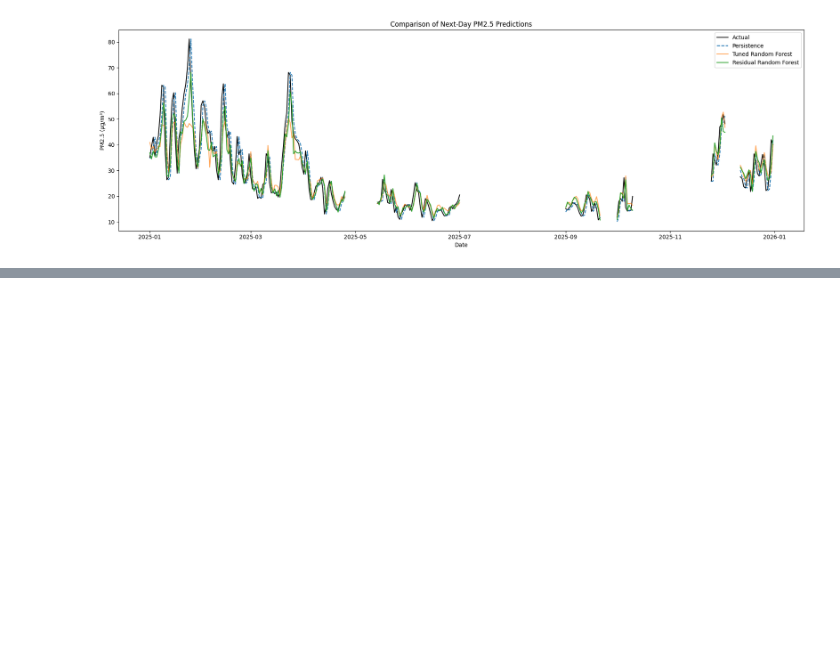
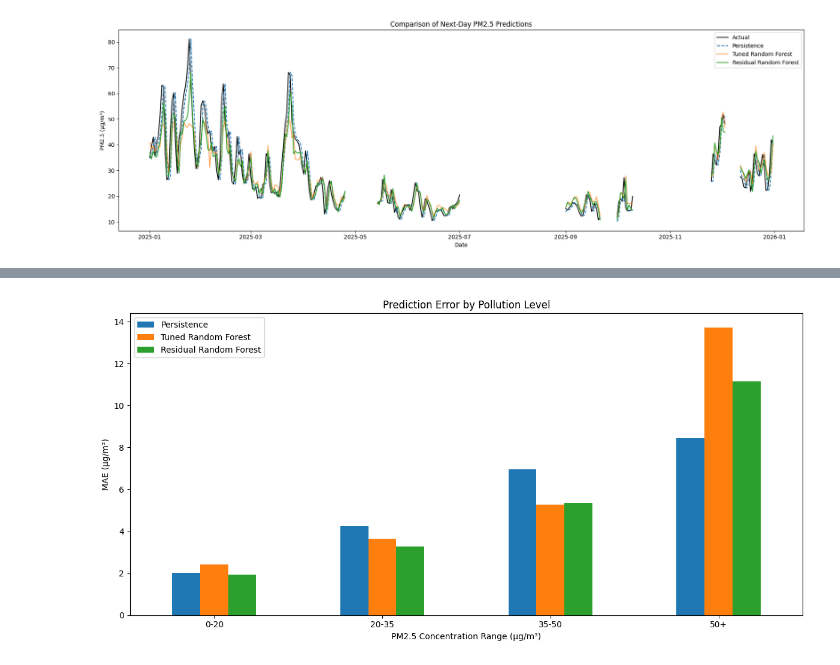
Before and after one commit to mapadeawdai/PM2.5_Prediction, a Jupyter notebook: main.ipynb, the cells around one changed output, grey strips where cells are left out. Saved outputs shown, nothing was run; the diff lists cells and outputs as text; code cells hidden in the pictures; blank space fills up the shorter version.

```diff
--- a/main.ipynb
+++ b/main.ipynb
@@ -2079,0 +2174,25 @@ plt.show()
+# %%
+summary[
+    [
+        "persistence_MAE",
+        "tuned_RF_MAE",
+        "residual_RF_MAE"
+    ]
+].plot(
+    kind="bar",
+    figsize=(12, 6),
+    rot=0
+)
+
+plt.xlabel("PM2.5 Concentration Range (µg/m³)")
+plt.ylabel("MAE (µg/m³)")
+plt.title("Prediction Error by Pollution Level")
+plt.legend([
+    "Persistence",
+    "Tuned Random Forest",
+    "Residual Random Forest"
+])
+plt.tight_layout()
+plt.show()
+# %% [output]
+[figure, added]
```
Also changed, not shown: parts of 20 cells of this notebook.
